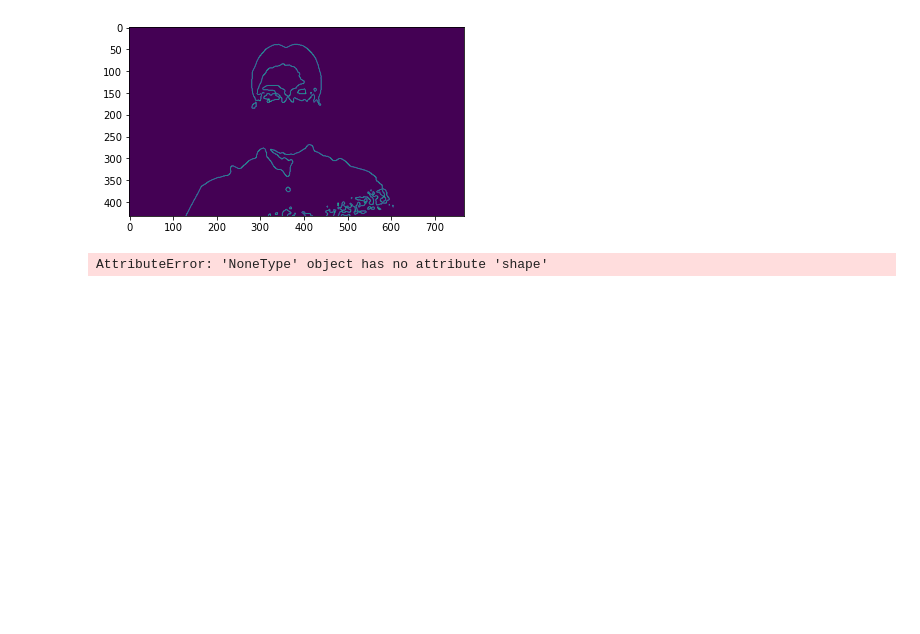
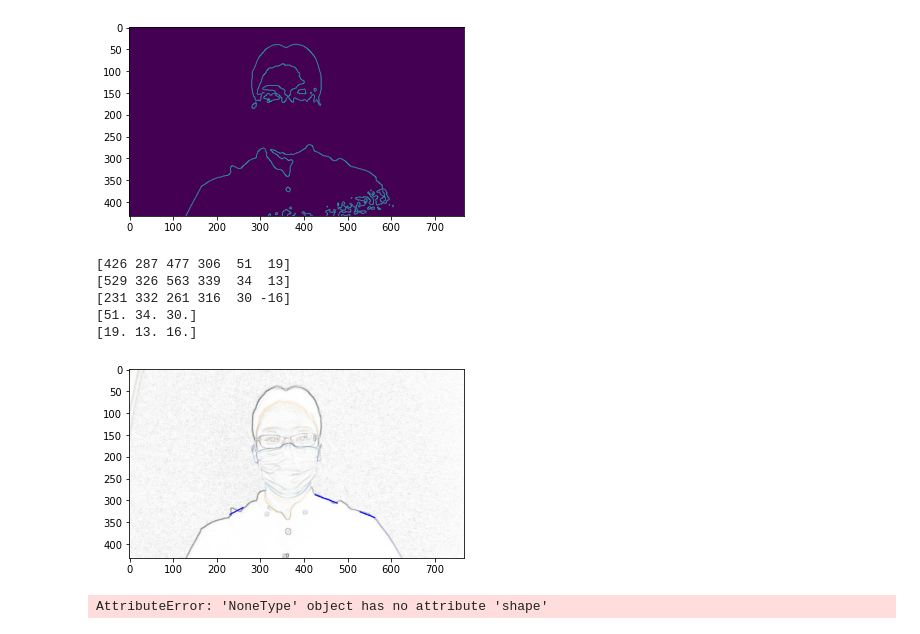
Before and after one commit to ess4536/miso-app, a Jupyter notebook: miso_shoulder.ipynb, the cells around one changed output. Saved outputs shown, nothing was run; the diff lists cells and outputs as text; code cells hidden in the pictures; blank space fills up the shorter version.

```diff
--- a/miso_shoulder.ipynb
+++ b/miso_shoulder.ipynb
@@ -71,6 +71,19 @@ plt.imshow(canny_image)
 検出できなかった
 <matplotlib.image.AxesImage at 0x...>
 [figure]
+# %%
+resized_image, gray_image = color_to_gray('./data/images/diff_inv.png')
+median = cv2.medianBlur(gray_image,7) # ごま塩ノイズ
+canny_image = cv2.Canny(median, 50, 130)
+lines = hough_lines_p(resized_image, canny_image)
+result = judge_shoulder(lines, resized_image)
+# %% [output]
+[426 287 477 306  51  19]
+[529 326 563 339  34  13]
+[231 332 261 316  30 -16]
+[51. 34. 30.]
+[19. 13. 16.]
+[figure, added]
 # %%
 result = detect_shoulder('./flaskapp/static/images/20201106_101124.jpg')
 print(result)
```
Also changed, not shown: parts of 3 cells of this notebook.
